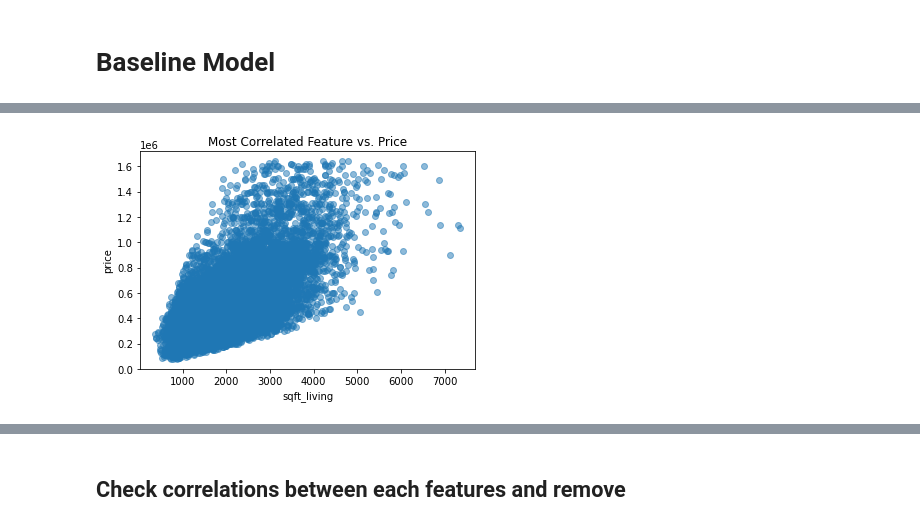
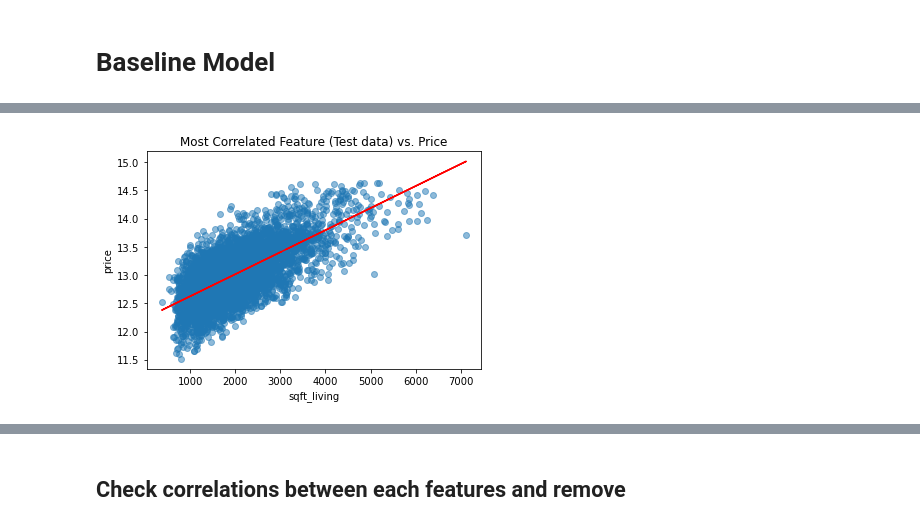
Before and after one commit to soohyunnie/project_2_analyze_houses, a Jupyter notebook: Soohyun work2.ipynb, the cells around one changed output, grey strips where cells are left out. Saved outputs shown, nothing was run; the diff lists cells and outputs as text; code cells hidden in the pictures.

```diff
--- a/Soohyun work2.ipynb
+++ b/Soohyun work2.ipynb
@@ -101,3 +154,9 @@ data.drop(['id','date','yr_renovated'], axis=1, inplace=True)
+# %%
+# Drop features that our stakeholders aren't interested in. (ex: they wouldn't want to renovate
+# their whole house to make their grade of their house go up or down just to sell their house)
+
+#data.drop(['id','date','year','yr_renovated'], axis=1, inplace=True)
+data.drop(['id','date','year','yr_renovated', 'grade', 'view', 'zipcode', 'waterfront', 'lat', 'long'], axis=1, inplace=True)
 # %%
 data.isna().sum()
 # %% [output]
@@ -141,0 +208,3 @@ data['sqft_basement'] = data['sqft_basement'].astype(float)
+# %%
+# Remove outlier
+data = data[data['bedrooms'] < 15]
@@ -142 +213,5 @@ data['sqft_basement'] = data['sqft_basement'].astype(float)
+# %%
+import numpy as np
+
+data['price'] = np.log(data['price'])
 # %%
@@ -196,2 +277,20 @@ ax.set_title("Heatmap of Correlation Between Attributes (Including Target)");
 # %% [markdown]
 # Baseline Model
+# %%
+most_correlated_feature = 'sqft_living'
+
+from sklearn.linear_model import LinearRegression
+
+lg = LinearRegression()
+
+lg.fit(X_train[[most_correlated_feature]], y_train)
+y_train_hat = lg.predict(X_train[[most_correlated_feature]])
+y_test_hat = lg.predict(X_test[[most_correlated_feature]])
+
+fig, ax = plt.subplots()
+
+ax.scatter(X_train[most_correlated_feature], y_train, alpha=0.5)
+ax.plot(X_train[most_correlated_feature], y_train_hat, c='red')
+ax.set_xlabel(most_correlated_feature)
+ax.set_ylabel("price")
+ax.set_title("Most Correlated Feature (Train data) vs. Price");
@@ -198,14 +299,13 @@ ax.set_title("Heatmap of Correlation Between Attributes (Including Target)");
 # %%
-most_correlated_feature = 'sqft_living'
-
 fig, ax = plt.subplots()
 
-ax.scatter(X_train[most_correlated_feature], y_train, alpha=0.5)
-ax.set_xlabel(most_correlated_feature)
+ax.scatter(X_test[most_correlated_feature], y_test, alpha=0.5)
+ax.plot(X_test[most_correlated_feature], y_test_hat, c='red')
+ax.set_xlabel('sqft_living')
 ax.set_ylabel("price")
-ax.set_title("Most Correlated Feature vs. Price");
+ax.set_title("Most Correlated Feature (Test data) vs. Price");
 # %% [output]
-[figure, old version]
+[figure, new version]
 # %%
 from sklearn.linear_model import LinearRegression
 from sklearn.model_selection import cross_validate, ShuffleSplit
```
Also changed, not shown: parts of 75 cells of this notebook, 1 other file.
